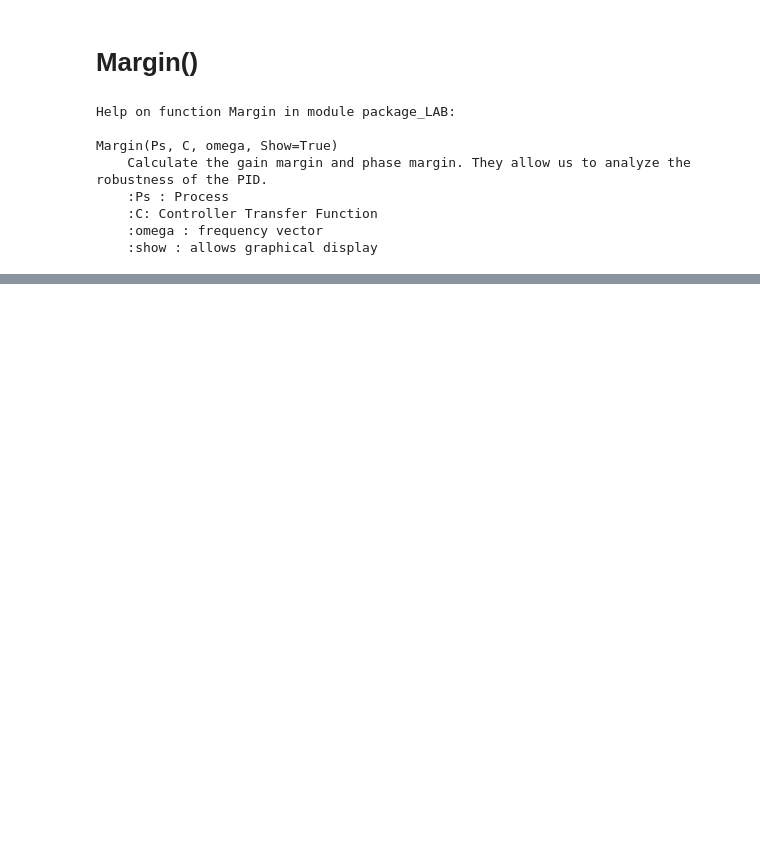
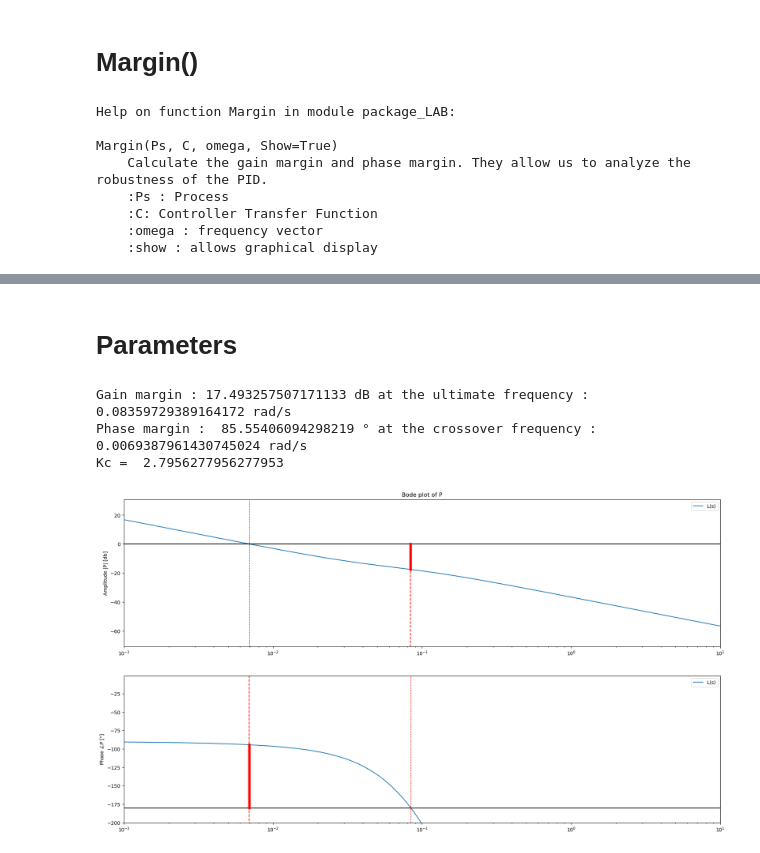
Before and after one commit to BNoteris/Labo_Control_Theory, a Jupyter notebook: package_LAB.ipynb, the cells around one changed output, grey strips where cells are left out. Saved outputs shown, nothing was run; the diff lists cells and outputs as text; code cells hidden in the pictures; blank space fills up the shorter version.

```diff
--- a/package_LAB.ipynb
+++ b/package_LAB.ipynb
@@ -318,0 +319,2 @@ Kc =  2.3980501680564545
+# %% [markdown]
+# Parameters
@@ -318,0 +361,57 @@ Kc =  2.3980501680564545
+# %%
+# Frequency response Broida 1
+P_B1 = Process({})
+P_B1.parameters['Kp'] = Kp_B1
+P_B1.parameters['Tlag1'] = T_B1
+P_B1.parameters['theta'] = theta_B1
+
+# Frequency response Broida 2
+P_B2 = Process({})
+P_B2.parameters['Kp'] = Kp_B2
+P_B2.parameters['Tlag1'] = T_B2
+P_B2.parameters['theta'] = theta_B2
+
+# Frequency response van der Grinten
+P_VDG = Process({})
+P_VDG.parameters['Kp'] = Kp_VDG
+P_VDG.parameters['Tlag1'] = T1_VDG
+P_VDG.parameters['Tlag2'] = T2_VDG
+P_VDG.parameters['theta'] = theta_VDG
+
+# Frequency response Strejc
+P_STR = Process({})
+P_STR .parameters['Kp'] = Kp_STR
+P_STR .parameters['Tlag1'] = T_STR
+P_STR .parameters['Tlag2'] = T_STR
+P_STR .parameters['theta'] = theta_STR
+
+
+
+alpha =1
+gamma = 0.8
+Kc, Ti, Td = IMCTuning(Kp_B1,T_B1,0,theta_B1,gamma, 'FOPDT-PID')
+#Kc, Ti, Td = IMCTuning(Kp_B2,T_B2,0,theta_B2,gamma, 'FOPDT-PID')
+#Kc, Ti, Td = IMCTuning(Kp_VDG,T1_VDG,T2_VDG,theta_VDG,gamma, 'SOPDT')
+#Kc, Ti, Td = IMCTuning(Kp_STR,T_STR,T_STR,theta_STR,gamma, 'SOPDT')
+
+C = PID({})
+C.parameters['Kc'] = Kc
+C.parameters['Ti'] = Ti
+C.parameters['Td']= Td
+C.parameters['Tfd'] = alpha *Td # temps dérivation après filtrage
+
+
+omega = np.logspace(-3,1,10000)
+
+Ps = Bode(P_B1,omega,Show=False)
+#Ps = Bode(P_B2,omega,Show=False)
+#Ps = Bode(P_VDG,omega,Show=False)
+#Ps = Bode(P_STR,omega,Show=False)
+
+Margin(Ps,C,omega)
+print("Kc = ",Kc)
+# %% [output]
+Gain margin : 17.493257507171133 dB at the ultimate frequency : 0.08359729389164172 rad/s
+Phase margin :  85.55406094298219 ° at the crossover frequency : 0.0069387961430745024 rad/s
+Kc =  2.7956277956277953
+[figure, added]
```
Also changed, not shown: parts of 2 cells of this notebook, 7 other files.
